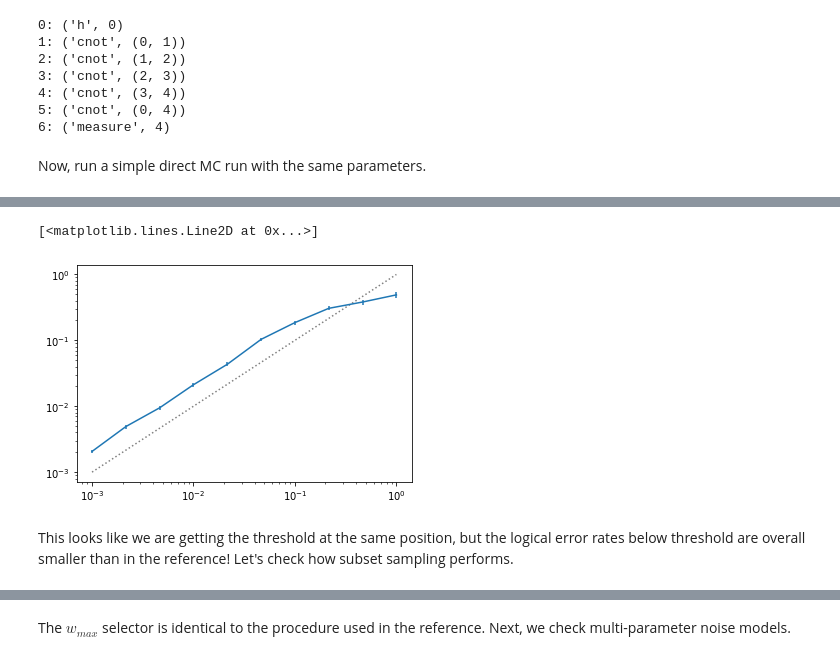
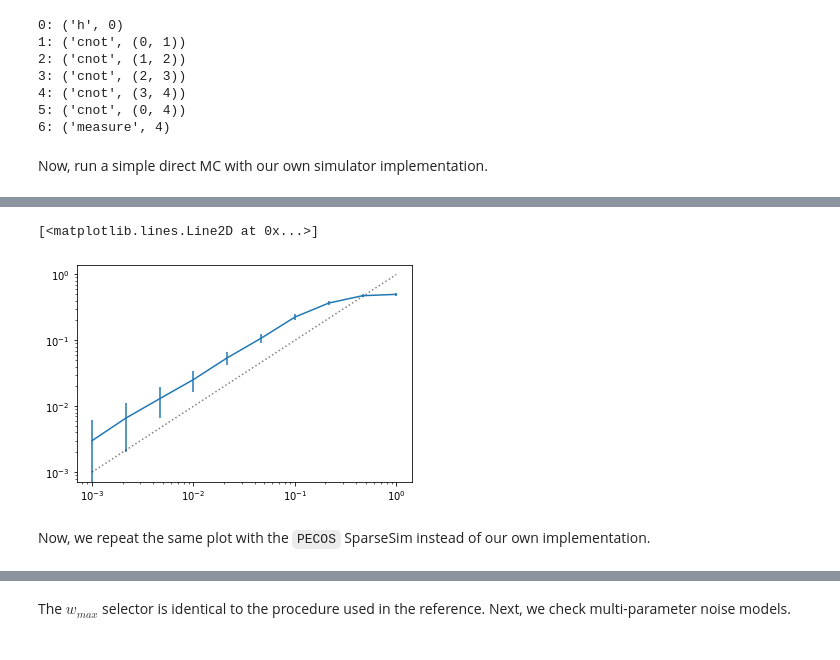
Before and after one commit to dpwinter/failure_rate_samplers, a Jupyter notebook: test.ipynb, the cells around one changed output, grey strips where cells are left out. Drawn from its saved outputs; the diff is of its cells as text; code cells hidden in the pictures.

```diff
--- a/test.ipynb
+++ b/test.ipynb
@@ -10,7 +11,7 @@ import calc
 # %% [markdown]
 First, create the GHZ preparation circuit that was used in all cells in the reference.
 # %%
-ghz = Circuit()
+ghz = Circuit([])
 ghz.append(('h', 0))
 ghz.append(('cnot', (0,1)))
 ghz.append(('cnot', (1,2)))
@@ -28,27 +29,19 @@ print(ghz)
 5: ('cnot', (0, 4))
 6: ('measure', 4)
 # %% [markdown]
-Now, run a simple direct MC run with the same parameters.
+Now, run a simple direct MC with our own simulator implementation.
 # %%
 %%time
 
 p_phys = np.logspace(-3,0,10)
-n_samples = 100
-sample_range = np.int_(n_samples / p_phys)
-p_Ls = []
-stds = []
+n_samples = 5000
+err_dict = {'p': p_phys}
 
-for p,n in zip(p_phys,sample_range):
-    err_dict = {'p': p}
-    ds = sampler.DirectSampler(ghz, err_dict)
-    p_L, std = ds.run(n, var=calc.Wald_var)
-    p_Ls.append(p_L)
-    stds.append(std)
+ds = sampler.DirectSampler(ghz, err_dict)
+p_L, std = ds.run(n_samples, var=calc.Wilson_var)
 
-p_Ls = np.array(p_Ls).flatten()
-stds = np.array(stds).flatten()
 plt.xscale('log')
 plt.yscale('log')
-plt.errorbar(p_phys, p_Ls, yerr=stds)
+plt.errorbar(p_phys, p_L, yerr=std)
 plt.plot(p_phys, p_phys, 'k:', alpha=0.5)
 # %% [output]
@@ -57,4 +50,4 @@ Wall time: 17.9 s
 [<matplotlib.lines.Line2D at 0x...>]
-[figure, old version]
+[figure, new version]
 # %% [markdown]
-This looks like we are getting the threshold at the same position, but the logical error rates below threshold are overall smaller than in the reference! Let's check how subset sampling performs.
+Now, we repeat the same plot with the `PECOS` SparseSim instead of our own implementation.
```
Also changed, not shown: parts of 25 cells of this notebook, 3 other files.
